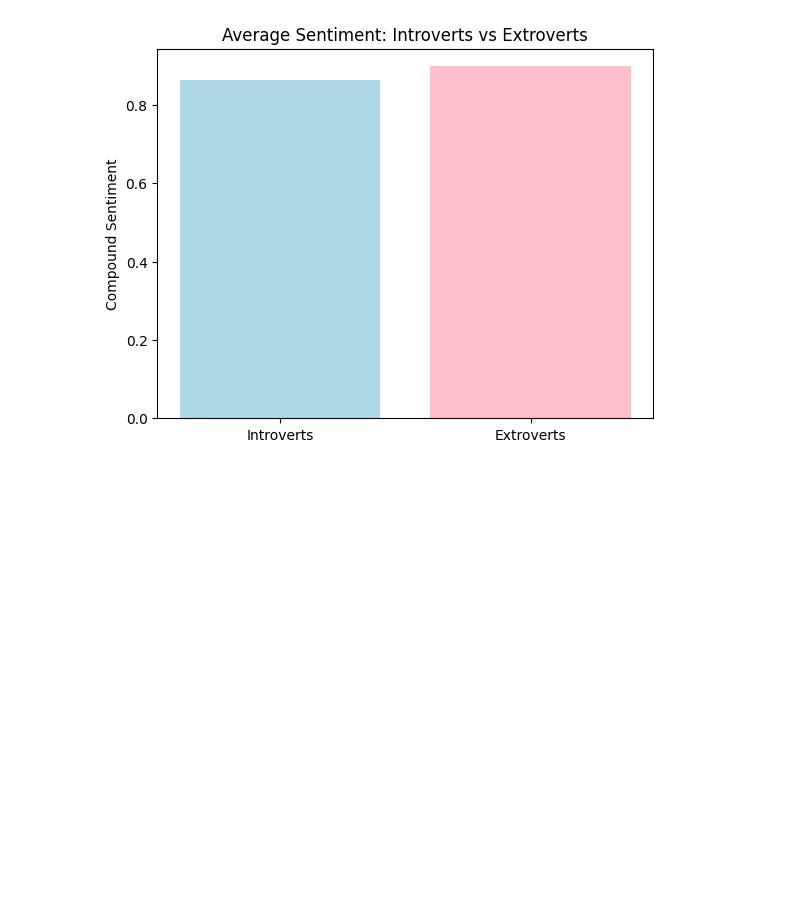
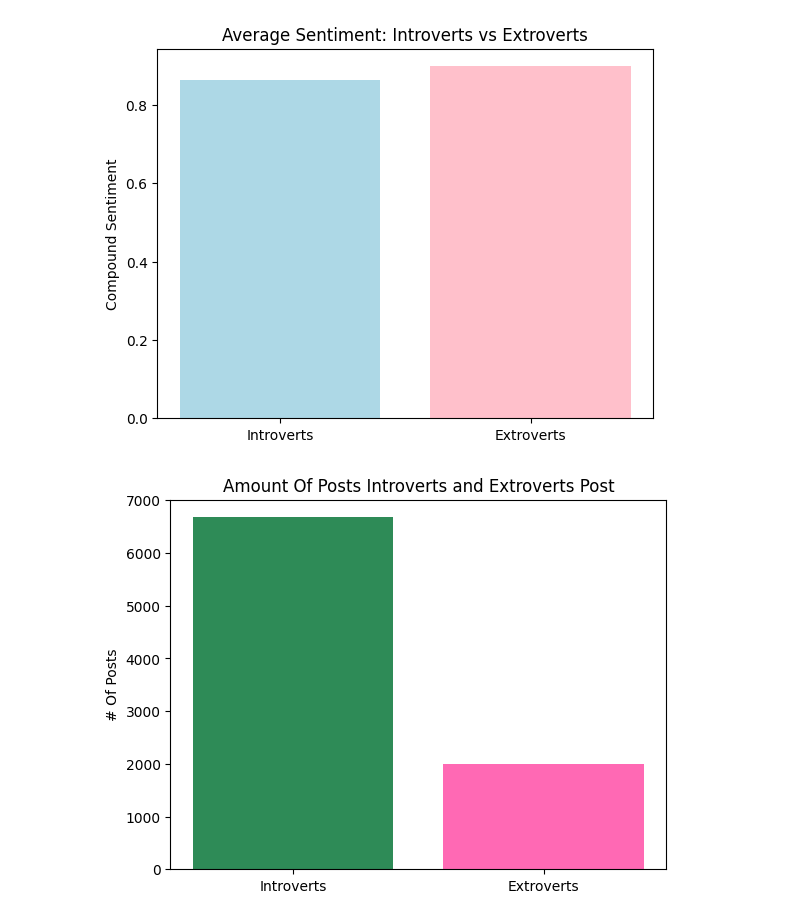
Before and after one commit to j3nnajacobs/comm3180_S26_Blog, a Jupyter notebook: posts/002_MBTI_post/MBTI.WB.ipynb, the cells around one changed output. Drawn from its saved outputs; the diff is of its cells as text; code cells hidden in the pictures; blank space fills up the shorter version.

Commit message:
MBTI attempt 3 post

```diff
--- a/posts/002_MBTI_post/MBTI.WB.ipynb
+++ b/posts/002_MBTI_post/MBTI.WB.ipynb
@@ -97,3 +81,16 @@ plt.ylabel("Compound Sentiment")
 plt.show()
 # %% [output]
 [figure]
+# %%
+len_intro = len(introvert)
+# %%
+len_extro = len(extrovert)
+# %%
+plt.bar(["Introverts", "Extroverts"],[len_intro, len_extro], color=["seagreen", "hotpink"])
+
+plt.title("Amount Of Posts Introverts and Extroverts Post")
+plt.ylabel("# Of Posts")
+
+plt.show()
+# %% [output]
+[figure, added]
```
Also changed, not shown: parts of 1 cell of this notebook, 2 other files.
